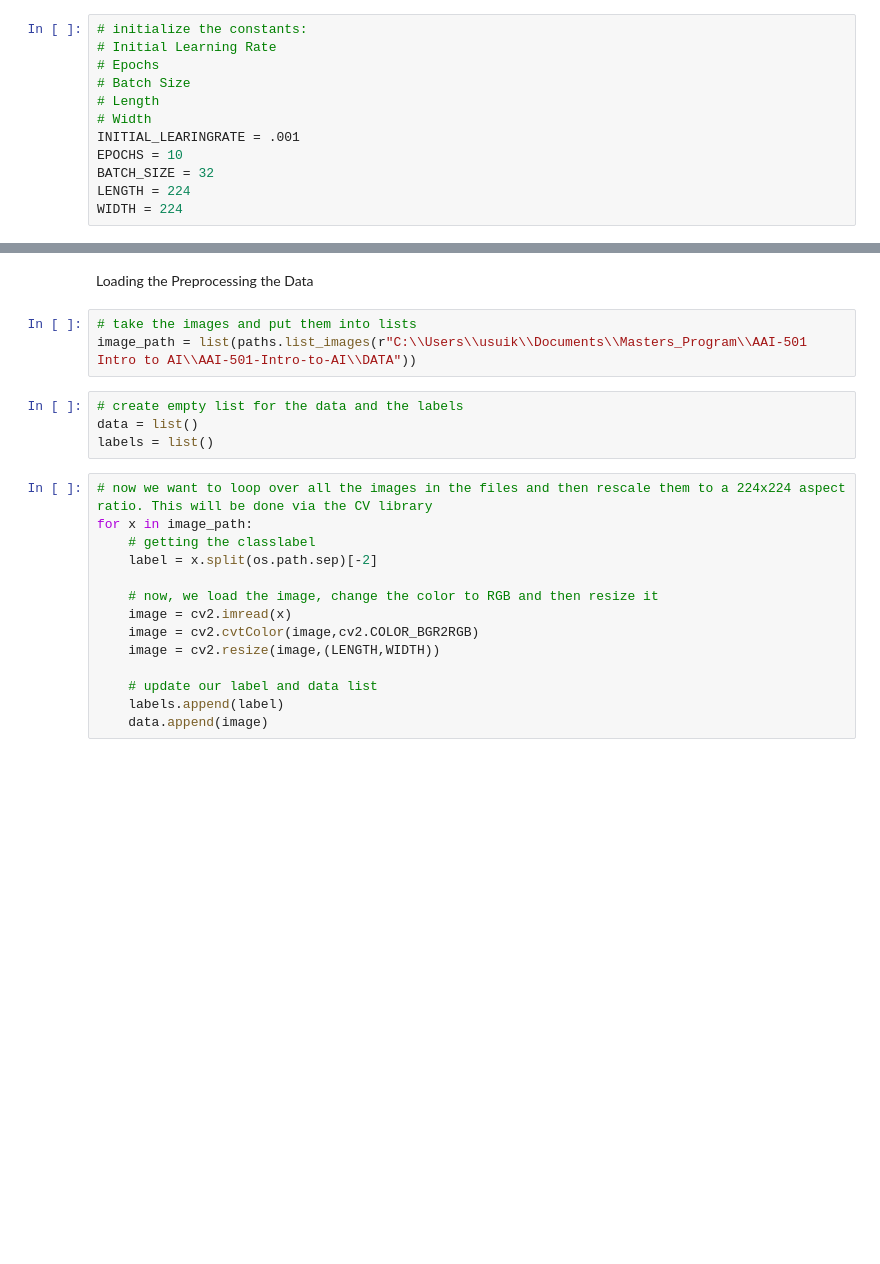
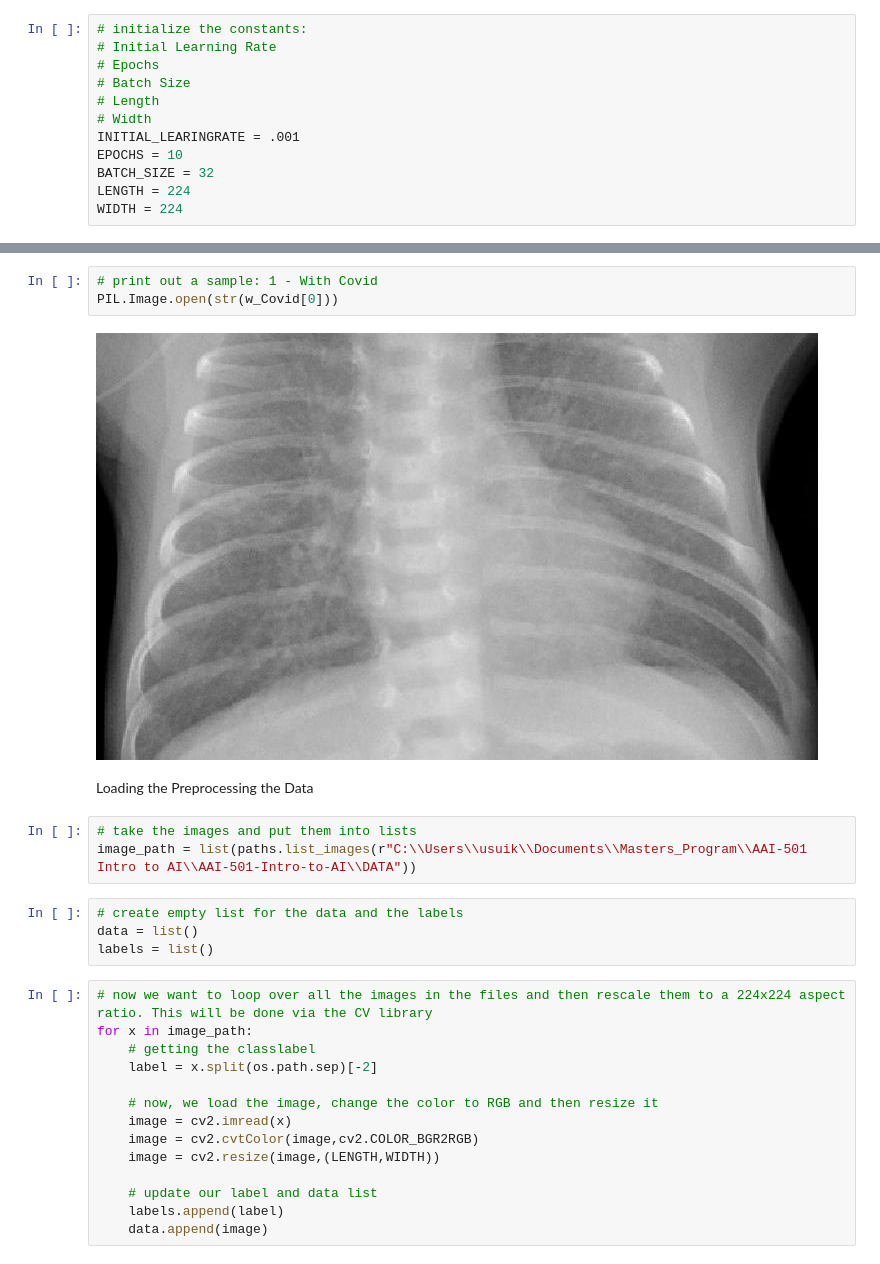
Before and after one commit to Lyfae/AAI-501-Intro-to-AI, a Jupyter notebook: VGG16/vgg16.ipynb, the cells around one changed output, grey strips where cells are left out. Saved outputs shown, nothing was run; the diff lists cells and outputs as text; blank space fills up the shorter version.

```diff
--- a/VGG16/vgg16.ipynb
+++ b/VGG16/vgg16.ipynb
@@ -29,3 +108,8 @@ WIDTH = 224
+# %%
+# print out a sample: 1 - With Covid
+PIL.Image.open(str(w_Covid[0]))
+# %% [output]
+[figure, added]
 # %% [markdown]
 Loading the Preprocessing the Data
 # %%
```
Also changed, not shown: parts of 14 cells of this notebook, 1 other file.
